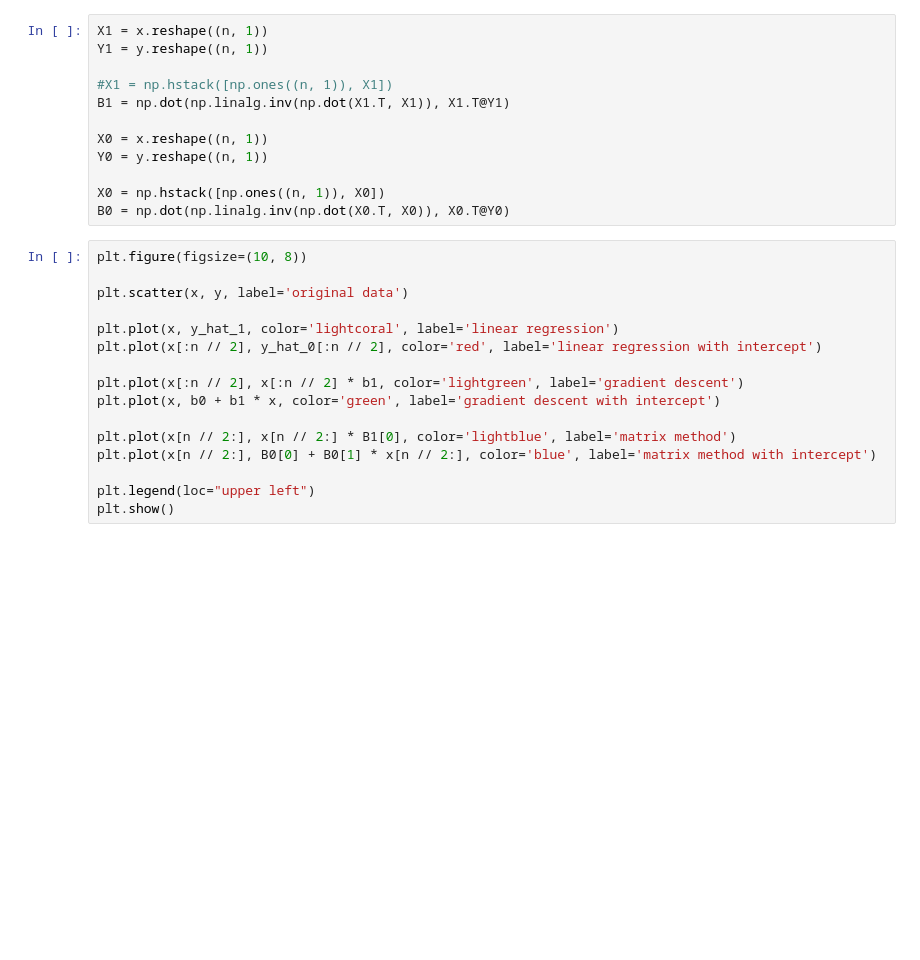
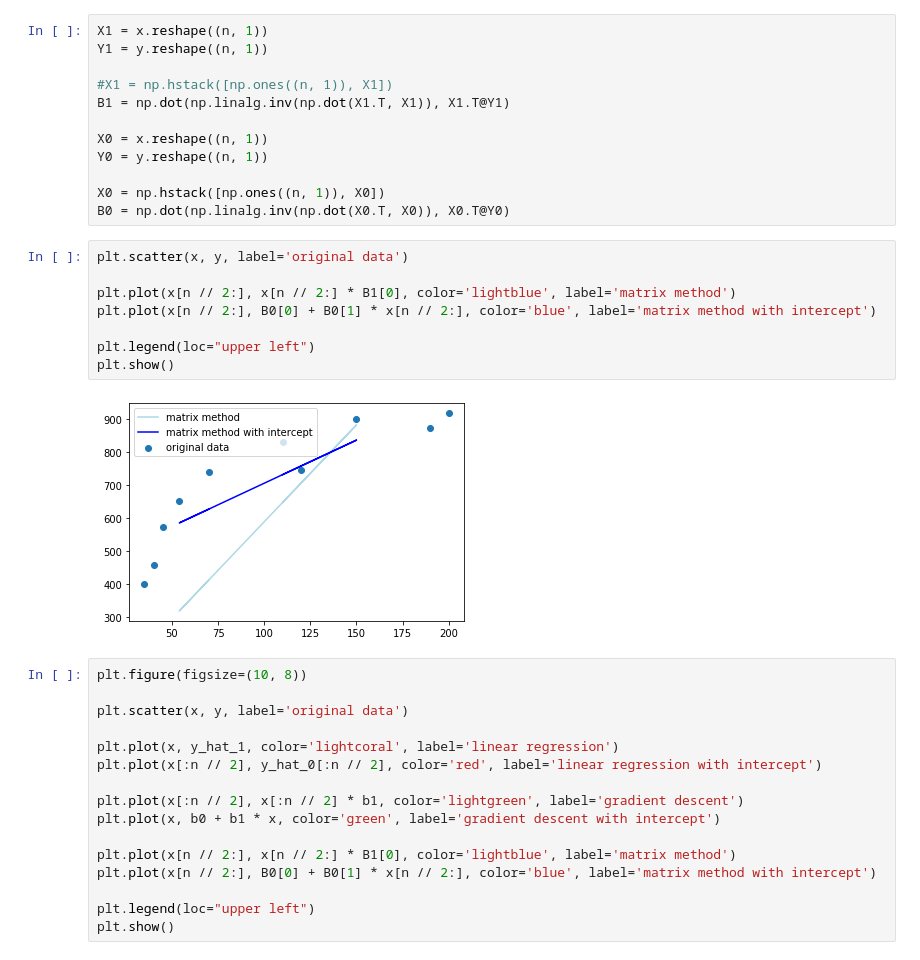
Before and after one commit to AlexanderKonstantinov/mathstat, a Jupyter notebook: lesson 7.ipynb, the cells around one changed output. Drawn from its saved outputs; the diff is of its cells as text; blank space fills up the shorter version.

```diff
--- a/lesson 7.ipynb
+++ b/lesson 7.ipynb
@@ -181,6 +179,16 @@ Y0 = y.reshape((n, 1))
 
 X0 = np.hstack([np.ones((n, 1)), X0])
 B0 = np.dot(np.linalg.inv(np.dot(X0.T, X0)), X0.T@Y0)
+# %%
+plt.scatter(x, y, label='original data')
+
+plt.plot(x[n // 2:], x[n // 2:] * B1[0], color='lightblue', label='matrix method')
+plt.plot(x[n // 2:], B0[0] + B0[1] * x[n // 2:], color='blue', label='matrix method with intercept')
+
+plt.legend(loc="upper left")
+plt.show()
+# %% [output]
+[figure, added]
 # %%
 plt.figure(figsize=(10, 8))
 
```
Also changed, not shown: parts of 2 cells of this notebook.
